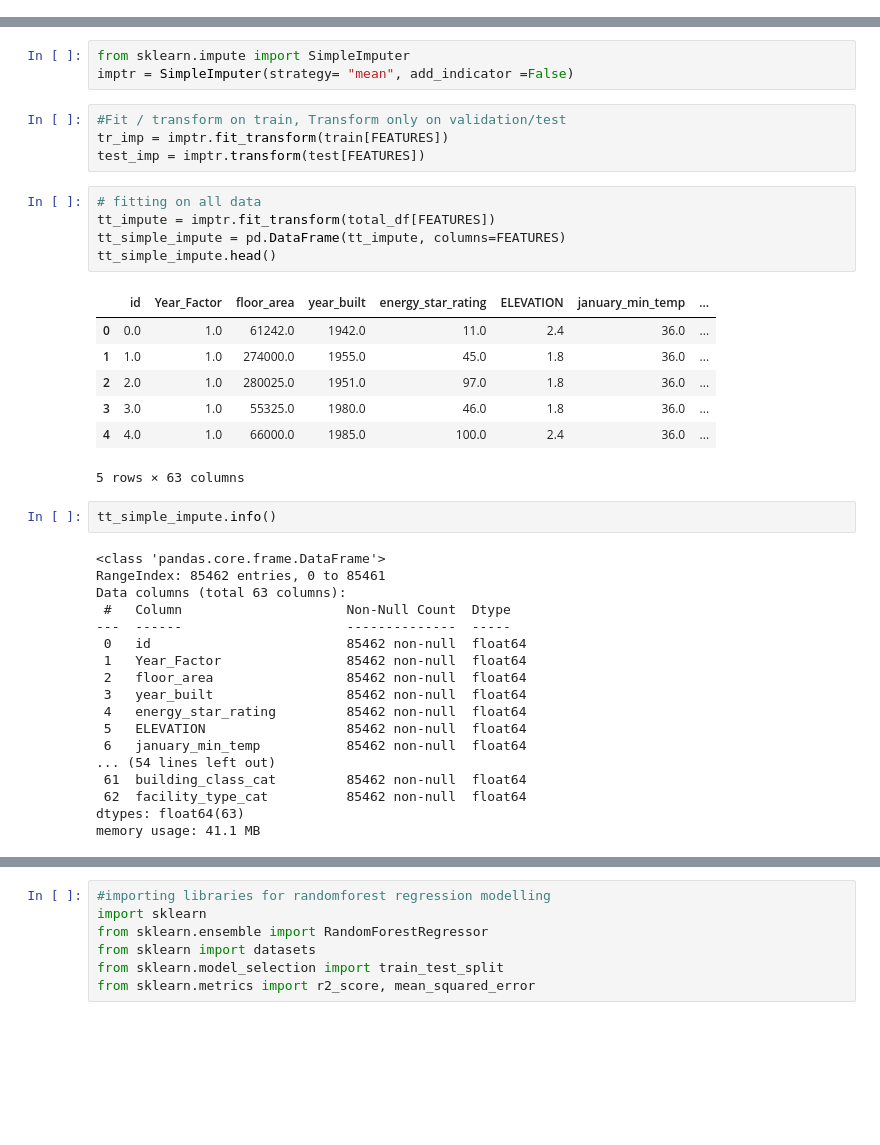
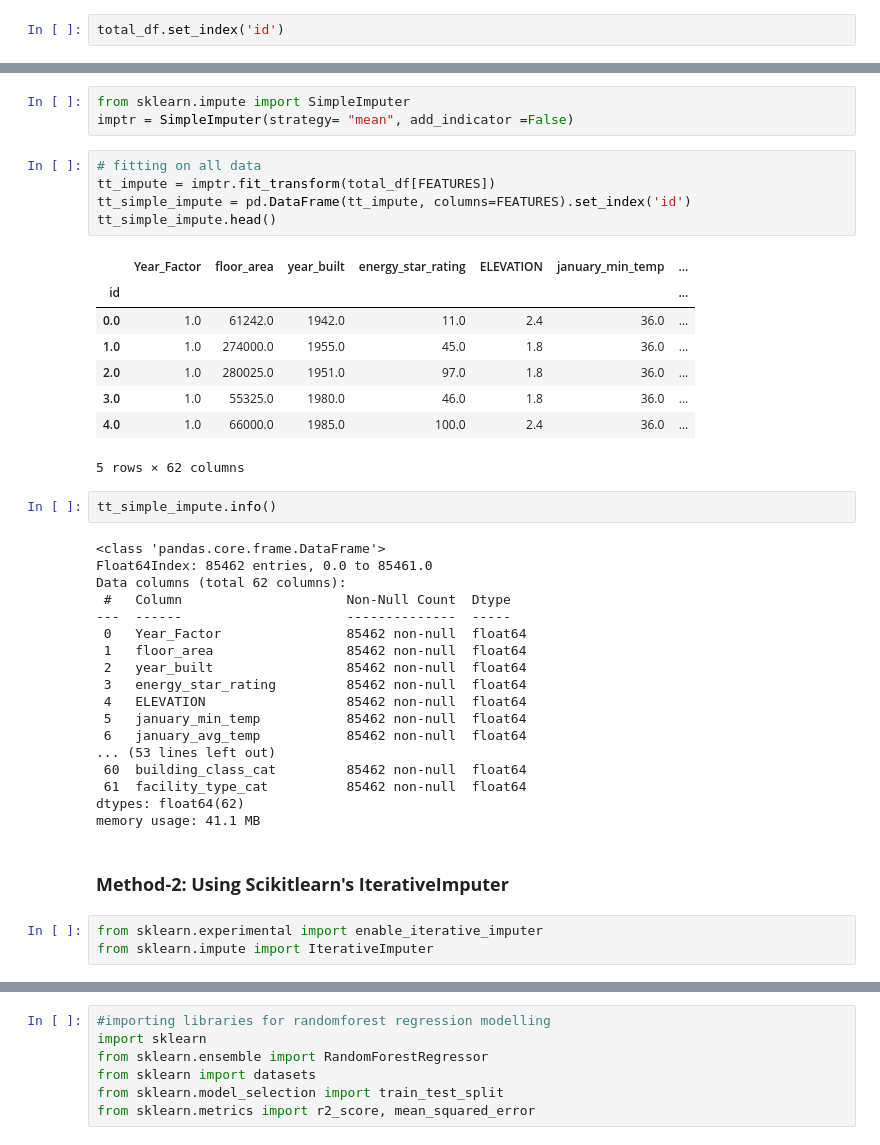
Before and after one commit to SadiqueAbdullah/WIDS_Datathon2022, a Jupyter notebook: wids-datathon2022.ipynb, the cells around one changed output, grey strips where cells are left out. Cells and saved outputs as stored; diff of their text form; blank space fills up the shorter version.

```diff
--- a/wids-datathon2022.ipynb
+++ b/wids-datathon2022.ipynb
@@ -226,3 +226,5 @@ total_df = total_df.drop(columns = ['State_Factor', 'building_class', 'facility_
 total_df['building_class_cat'].unique()
 # %% [output]
 array([0, 1])
+# %%
+total_df.set_index('id')
@@ -444,40 +459,42 @@ sns.heatmap(ix, cmap = 'YlGnBu', annot=True,fmt='.1f')
 # %%
 from sklearn.impute import SimpleImputer
 imptr = SimpleImputer(strategy= "mean", add_indicator =False)
-# %%
-#Fit / transform on train, Transform only on validation/test
-tr_imp = imptr.fit_transform(train[FEATURES])
-test_imp = imptr.transform(test[FEATURES])
 # %%
 # fitting on all data
 tt_impute = imptr.fit_transform(total_df[FEATURES])
-tt_simple_impute = pd.DataFrame(tt_impute, columns=FEATURES)
+tt_simple_impute = pd.DataFrame(tt_impute, columns=FEATURES).set_index('id')
 tt_simple_impute.head()
 # %% [output]
-|  | id | Year_Factor | floor_area | year_built | energy_star_rating | ELEVATION | january_min_temp | ... |
-| 0 | 0.0 | 1.0 | 61242.0 | 1942.0 | 11.0 | 2.4 | 36.0 | ... |
-| 1 | 1.0 | 1.0 | 274000.0 | 1955.0 | 45.0 | 1.8 | 36.0 | ... |
-| 2 | 2.0 | 1.0 | 280025.0 | 1951.0 | 97.0 | 1.8 | 36.0 | ... |
-| 3 | 3.0 | 1.0 | 55325.0 | 1980.0 | 46.0 | 1.8 | 36.0 | ... |
-| 4 | 4.0 | 1.0 | 66000.0 | 1985.0 | 100.0 | 2.4 | 36.0 | ... |
+|  | Year_Factor | floor_area | year_built | energy_star_rating | ELEVATION | january_min_temp | ... |
+| id |  |  |  |  |  |  | ... |
+| 0.0 | 1.0 | 61242.0 | 1942.0 | 11.0 | 2.4 | 36.0 | ... |
+| 1.0 | 1.0 | 274000.0 | 1955.0 | 45.0 | 1.8 | 36.0 | ... |
+| 2.0 | 1.0 | 280025.0 | 1951.0 | 97.0 | 1.8 | 36.0 | ... |
+| 3.0 | 1.0 | 55325.0 | 1980.0 | 46.0 | 1.8 | 36.0 | ... |
+| 4.0 | 1.0 | 66000.0 | 1985.0 | 100.0 | 2.4 | 36.0 | ... |
-5 rows × 63 columns
+5 rows × 62 columns
 # %%
 tt_simple_impute.info()
 # %% [output]
 <class 'pandas.core.frame.DataFrame'>
-RangeIndex: 85462 entries, 0 to 85461
-Data columns (total 63 columns):
+Float64Index: 85462 entries, 0.0 to 85461.0
+Data columns (total 62 columns):
  #   Column                     Non-Null Count  Dtype
 ---  ------                     --------------  -----
- 0   id                         85462 non-null  float64
- 1   Year_Factor                85462 non-null  float64
- 2   floor_area                 85462 non-null  float64
- 3   year_built                 85462 non-null  float64
- 4   energy_star_rating         85462 non-null  float64
- 5   ELEVATION                  85462 non-null  float64
- 6   january_min_temp           85462 non-null  float64
-... (54 lines left out)
- 61  building_class_cat         85462 non-null  float64
- 62  facility_type_cat          85462 non-null  float64
-dtypes: float64(63)
+ 0   Year_Factor                85462 non-null  float64
+ 1   floor_area                 85462 non-null  float64
+ 2   year_built                 85462 non-null  float64
+ 3   energy_star_rating         85462 non-null  float64
+ 4   ELEVATION                  85462 non-null  float64
+ 5   january_min_temp           85462 non-null  float64
+ 6   january_avg_temp           85462 non-null  float64
+... (53 lines left out)
+ 60  building_class_cat         85462 non-null  float64
+ 61  facility_type_cat          85462 non-null  float64
+dtypes: float64(62)
 memory usage: 41.1 MB
+# %% [markdown]
+### **Method-2: Using Scikitlearn's IterativeImputer**
+# %%
+from sklearn.experimental import enable_iterative_imputer
+from sklearn.impute import IterativeImputer
```
Also changed, not shown: parts of 38 cells of this notebook.
